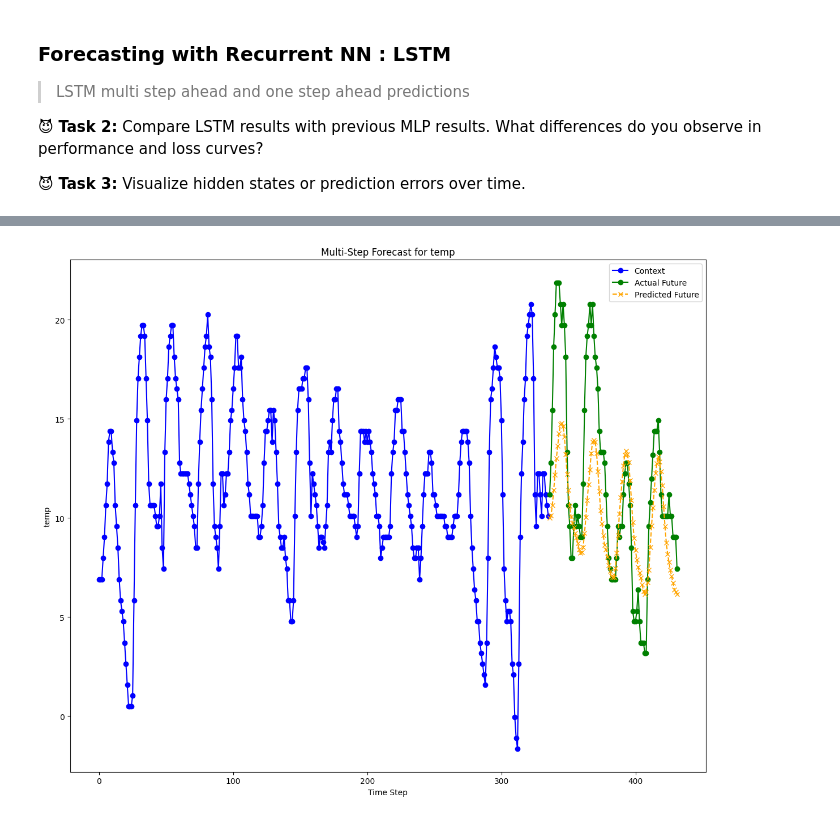
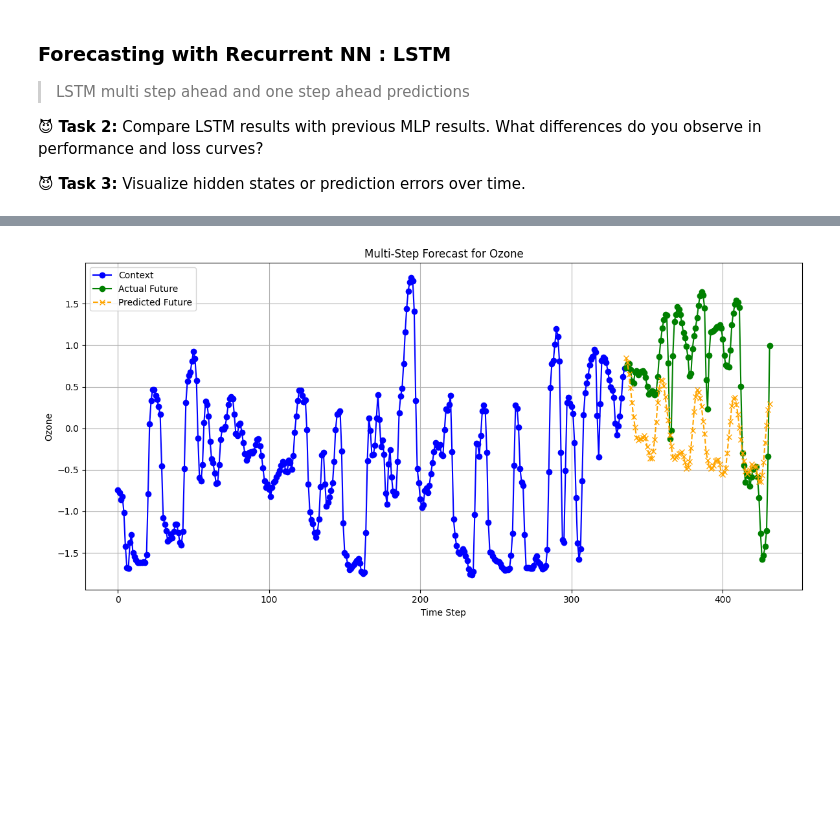
Before and after one commit to pseidel-uzk/mless, a Jupyter notebook: homework02/5_LSTM.ipynb, the cells around one changed output, grey strips where cells are left out. Saved outputs shown, nothing was run; the diff lists cells and outputs as text; code cells hidden in the pictures; blank space fills up the shorter version.

```diff
--- a/homework02/5_LSTM.ipynb
+++ b/homework02/5_LSTM.ipynb
@@ -161,57 +185,56 @@ RMSE: 8.2561
+# %%
+X_first_idx = np.flatnonzero(X_test_full[:, 0, 0] == 'DENW094')[0]
+context=X_test_full[X_first_idx, :, 2] # for comparability, stick with given code, even though not necessary
+# First sample of DENW094 station to compare with PatchTST
+
+actual_future = y_test[X_first_idx, :]
+predicted_future = lstm_pred[X_first_idx, :] #actual and pred denormalized in prev cell
 # %%
-import csv
-plt.figure(figsize=(12, 10))
+# Combine context and actual future to form full ground truth time series
+ozone_timeseries = np.concatenate([context, actual_future])
 
-for var_idx, col in enumerate(variable_column):
-    plt.subplot(len(variable_column), 1, var_idx + 1)
+# Set up plot
+plt.figure(figsize=(12, 6))
 
-    # # Extract data for the last sample
-    # context = X_test[-1, :, var_idx] * scaler_stats[col]['std'] + scaler_stats[col]['mean']
-    # actual_future = y_test_actual[-1, :, var_idx] #actual and pred denormalized in prev cell
-    # First sample of DENW094 station to compare with PatchTST
-    X_first_idx = np.flatnonzero(X_test_full[:, 0, 0] == 'DENW094')[0]
-    context=X_test_full[X_first_idx, :, var_idx+1] * scaler_stats[col]['std'] + scaler_stats[col]['mean'] # First column is station code hence adding 1
-    # First sample of DENW094 station to compare with PatchTST
-    y_first_idx = np.flatnonzero(X_test_full[:, 0, 0] == 'DENW094')[0]
-    actual_future=y_test_full[y_first_idx, :, var_idx+1] * scaler_stats[col]['std'] + scaler_stats[col]['mean'] # First column is station code hence adding 1
+# Time ranges
+context_range = range(context_window)
+future_range = range(context_window, context_window + prediction_horizon)
 
-    predicted_future = lstm_predictions[-1, :, var_idx] #actual and pred denormalized in prev cell
+# Plot context
+plt.plot(
+    context_range,
+    context,
+    label="Context",
+    color="blue",
+    marker="o"
+)
 
-    timesteps = np.arange(context_window, context_window + prediction_horizon)
-    with open("denw094_temp_predictions_lstm.csv", "w", newline="") as csvfile:
-        writer = csv.writer(csvfile)
-        writer.writerow(["timestep", "temperature"])
-        for t, pred in zip(timesteps, predicted_future):
-            writer.writerow([t, pred])
+# Plot actual future
+plt.plot(
+    future_range,
+    actual_future,
+    label="Actual Future",
+    color="green",
+    marker="o"
+)
 
-    # Plot context
-    plt.plot(range(context_window), context, label="Context", color="blue", marker="o")
+# Plot predicted future
+plt.plot(
+    future_range,
+    predicted_future,
+    label="Predicted Future",
+    color="orange",
+    linestyle="--",
+    marker="x"
+)
 
-    # Plot actual future
-    plt.plot(
-        range(context_window, context_window + prediction_horizon),
-        actual_future,
-        label="Actual Future",
-        color="green",
-        marker="o"
-    )
-
-    # Plot predicted future
-    plt.plot(
-        range(context_window, context_window + prediction_horizon),
-        predicted_future,
-        label="Predicted Future",
-        color="orange",
-        linestyle="--",
-        marker="x"
-    )
-
-    plt.title(f"Multi-Step Forecast for {col}")
-    plt.xlabel("Time Step")
-    plt.ylabel(col)
-    plt.legend()
-
+# Labels and legend
+plt.title("Multi-Step Forecast for Ozone")
+plt.xlabel("Time Step")
+plt.ylabel("Ozone")
+plt.legend()
+plt.grid(True)
 plt.tight_layout()
 plt.show()
 # %% [output]
-[figure, old version]
+[figure, new version]
```
Also changed, not shown: parts of 12 cells of this notebook.
